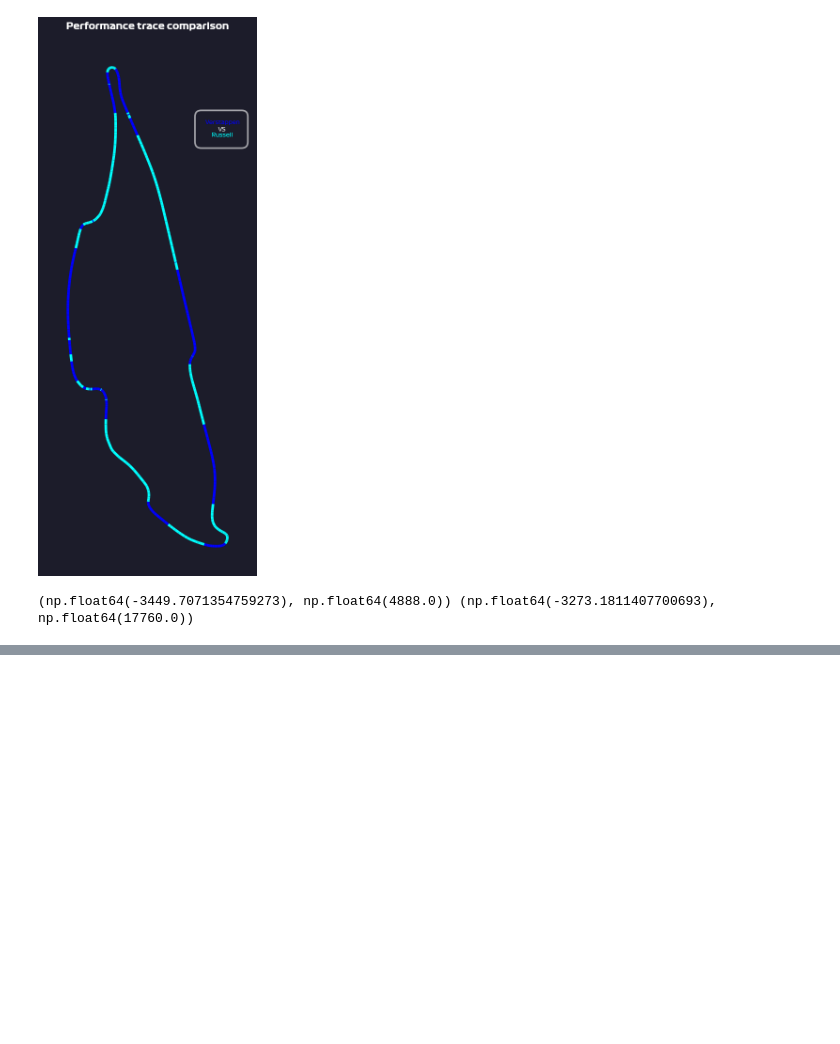
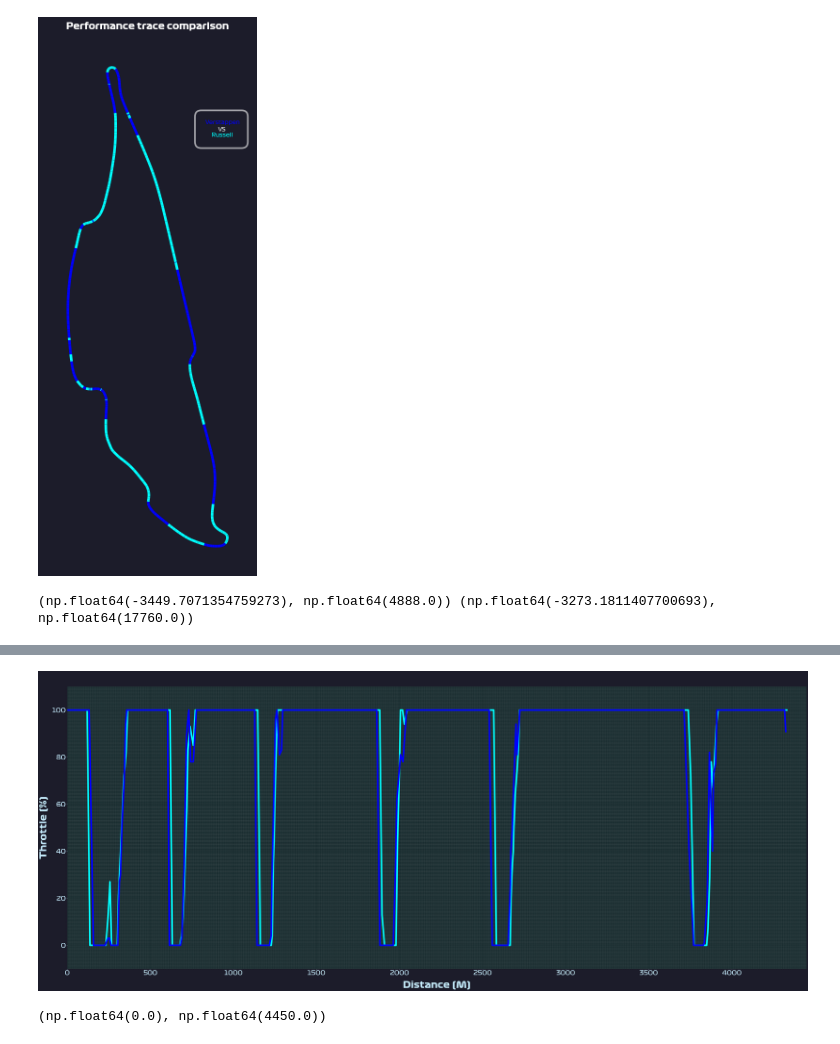
Before and after one commit to SumanGouda/MATPLOTLIB-MODULE, a Jupyter notebook: PROJECTS/F1 RACE ANALYSIS PROJECTS/F1 Candian GP 2025/NOTEBOOK/F1 Canadian GP 2025 .ipynb, the cells around one changed output, grey strips where cells are left out. Saved outputs shown, nothing was run; the diff lists cells and outputs as text; code cells hidden in the pictures; blank space fills up the shorter version.

```diff
--- a/PROJECTS/F1 RACE ANALYSIS PROJECTS/F1 Candian GP 2025/NOTEBOOK/F1 Canadian GP 2025 .ipynb
+++ b/PROJECTS/F1 RACE ANALYSIS PROJECTS/F1 Candian GP 2025/NOTEBOOK/F1 Canadian GP 2025 .ipynb
@@ -624,0 +634,45 @@ print(ax.get_xlim(), ax.get_yticklabels())
+# %%
+ver_throttle = ver_telemetry['Throttle']
+rus_throttle = rus_telemetry['Throttle']
+
+fig, ax = plt.subplots(figsize=(65, 25))
+fig.set_facecolor('#1C1C2A')
+ax.set_facecolor('#1c2f32')
+
+for spine in ax.spines.values():
+    spine.set_visible(False)
+
+# Graph Plotting
+ax.plot(rus_telemetry['Distance'], rus_throttle, color='cyan', linewidth=8)
+ax.plot(ver_telemetry['Distance'], ver_throttle, color='blue', linewidth=8)
+
+# Fix X-Axis
+ax.set_xlim(0, 4450)
+ax.xaxis.set_major_locator(MultipleLocator(500))
+ax.tick_params(axis='x', colors='#C5EBFF', labelsize = 100)
+ax.set_xlabel("Distance (M)", color="#C5EBFF", fontproperties=font_bold, fontsize=45, labelpad=25)
+for label in ax.get_xticklabels():
+    label.set_fontproperties(font)
+    label.set_fontsize(30)
+
+
+# Fix Y-Axis
+ax.set_ylim(-10, 110)
+ax.yaxis.set_major_locator(MultipleLocator(20))
+ax.tick_params(axis='y', colors='#C5EBFF', labelsize = 100)
+ax.set_ylabel("Throttle (%)", color="#C5EBFF", fontproperties=font_bold, fontsize=45, labelpad=20)
+for label in ax.get_yticklabels():
+    label.set_fontproperties(font)
+    label.set_fontsize(30)
+
+# Adding Grid
+ax.yaxis.set_minor_locator(AutoMinorLocator(35))
+ax.xaxis.set_minor_locator(AutoMinorLocator(50))
+
+plt.grid(True, which = 'minor', linestyle='-', alpha=0.2)
+plt.title(' ', fontsize = 40, color = 'r', pad=40)
+plt.show()
+print(ax.get_xlim())
+# %% [output]
+[figure, added]
+(np.float64(0.0), np.float64(4450.0))
```
Also changed, not shown: parts of 7 cells of this notebook, 13 other files.
